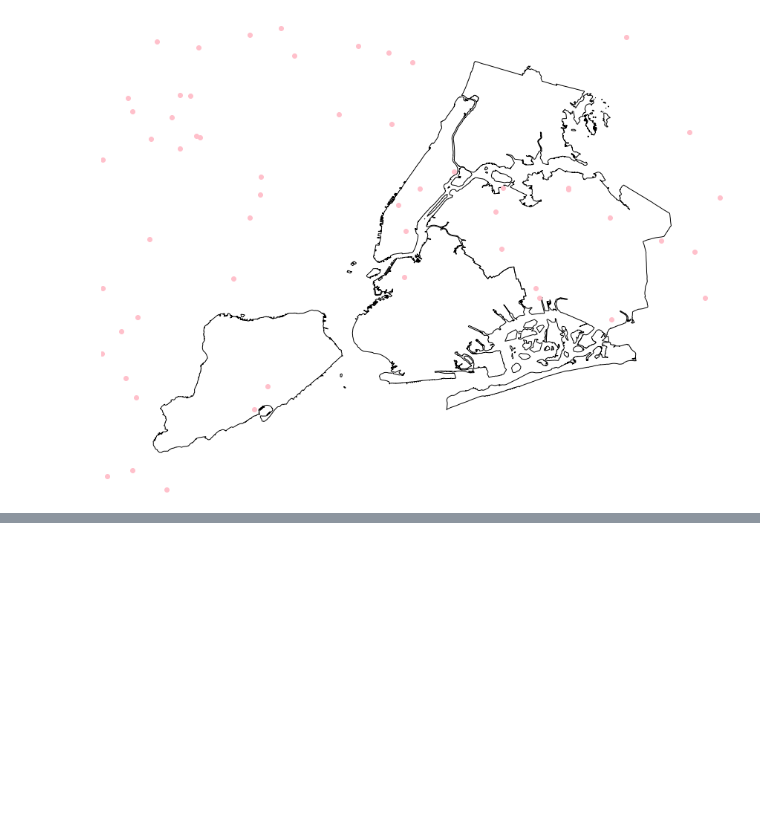
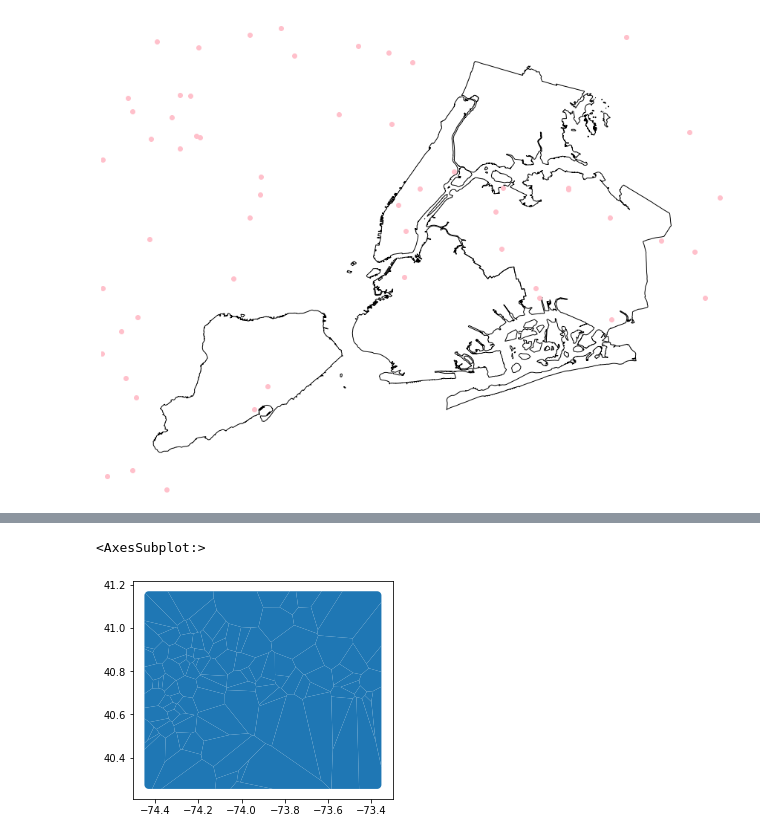
Before and after one commit to trdougherty/GRIDS, a Jupyter notebook: weather_preprocess.ipynb, the cells around one changed output, grey strips where cells are left out. Cells and saved outputs as stored; diff of their text form; code cells hidden in the pictures; blank space fills up the shorter version.

```diff
--- a/weather_preprocess.ipynb
+++ b/weather_preprocess.ipynb
@@ -69,0 +130,5 @@ council_footprints.plot()
+# %%
+stations_geo.coverage_zone.plot()
+# %% [output]
+<AxesSubplot:>
+[figure, added]
```
Also changed, not shown: parts of 40 cells of this notebook, 2 other files.
